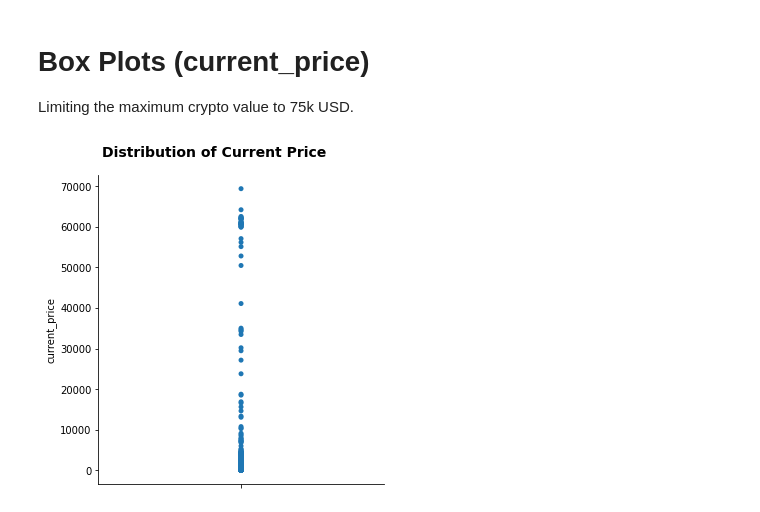
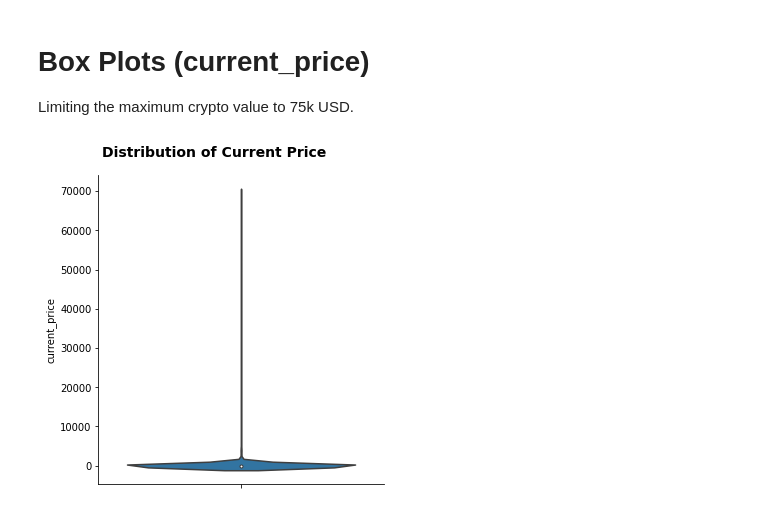
Before and after one commit to 2dukes/PROJ_PRI_2122, a Jupyter notebook: Statistics.ipynb, the cells around one changed output. Drawn from its saved outputs; the diff is of its cells as text; code cells hidden in the pictures.

Commit message:
Modify: Distribution of Current Price to violin plot.

```diff
--- a/Statistics.ipynb
+++ b/Statistics.ipynb
@@ -166,11 +166,11 @@ Limiting the maximum crypto value to 75k USD.
 # %%
 # Highest price crypto https://www.coingecko.com/en/coins/aave-amm-uniwbtcusdc
 threshold = 75000
 current_prices = coin_data.dropna(subset=['current_price']).loc[coin_data['current_price'] < threshold][['current_price']]
 
-current_price_plot = sb.catplot(y="current_price", jitter=False, data=current_prices)
+current_price_plot = sb.catplot(y="current_price", jitter=False, data=current_prices, kind="violin")
 current_price_plot.fig.subplots_adjust(top=0.9)
 current_price_plot.fig.suptitle('Distribution of Current Price', fontsize=14, fontweight='bold')
 current_price_plot.savefig("stats/current_prices_plot.png")
 # %% [output]
-[figure, old version]
+[figure, new version]
```
Also changed, not shown: 1 other file.
